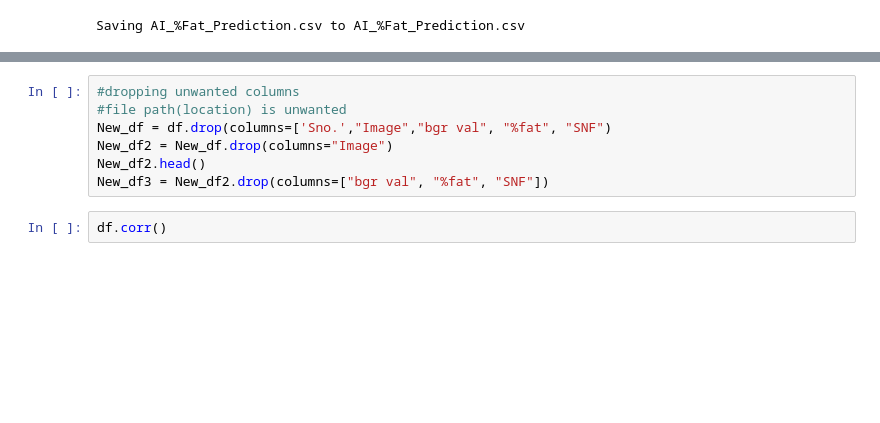
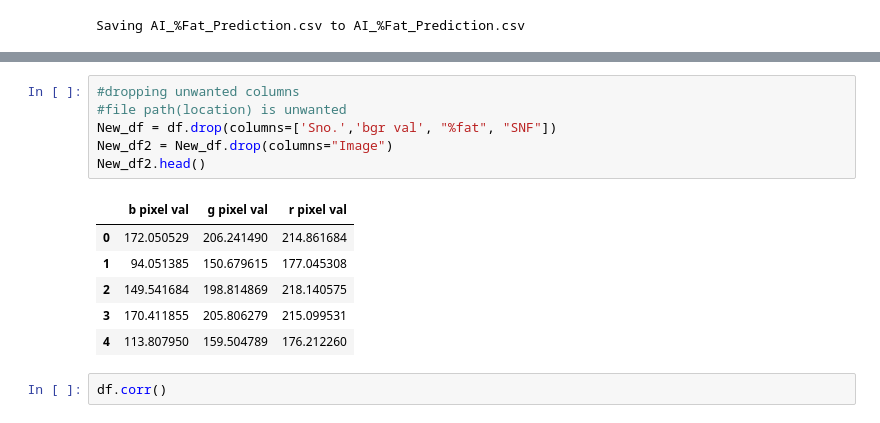
Before and after one commit to abhinavsenthil/Farm_Aid_Source_Code, a Jupyter notebook: AI_Milk__fat_detection.ipynb, the cells around one changed output, grey strips where cells are left out. Cells and saved outputs as stored; diff of their text form; blank space fills up the shorter version.

```diff
--- a/AI_Milk__fat_detection.ipynb
+++ b/AI_Milk__fat_detection.ipynb
@@ -31,10 +32,16 @@ df.head()
 # %%
 #dropping unwanted columns
 #file path(location) is unwanted
-New_df = df.drop(columns=['Sno.',"Image","bgr val", "%fat", "SNF")
+New_df = df.drop(columns=['Sno.','bgr val', "%fat", "SNF"])
 New_df2 = New_df.drop(columns="Image")
 New_df2.head()
-New_df3 = New_df2.drop(columns=["bgr val", "%fat", "SNF"])
+# %% [output]
+|  | b pixel val | g pixel val | r pixel val |
+| 0 | 172.050529 | 206.241490 | 214.861684 |
+| 1 | 94.051385 | 150.679615 | 177.045308 |
+| 2 | 149.541684 | 198.814869 | 218.140575 |
+| 3 | 170.411855 | 205.806279 | 215.099531 |
+| 4 | 113.807950 | 159.504789 | 176.212260 |
 # %%
 df.corr()
 # %% [output]
```
Also changed, not shown: parts of 16 cells of this notebook.
